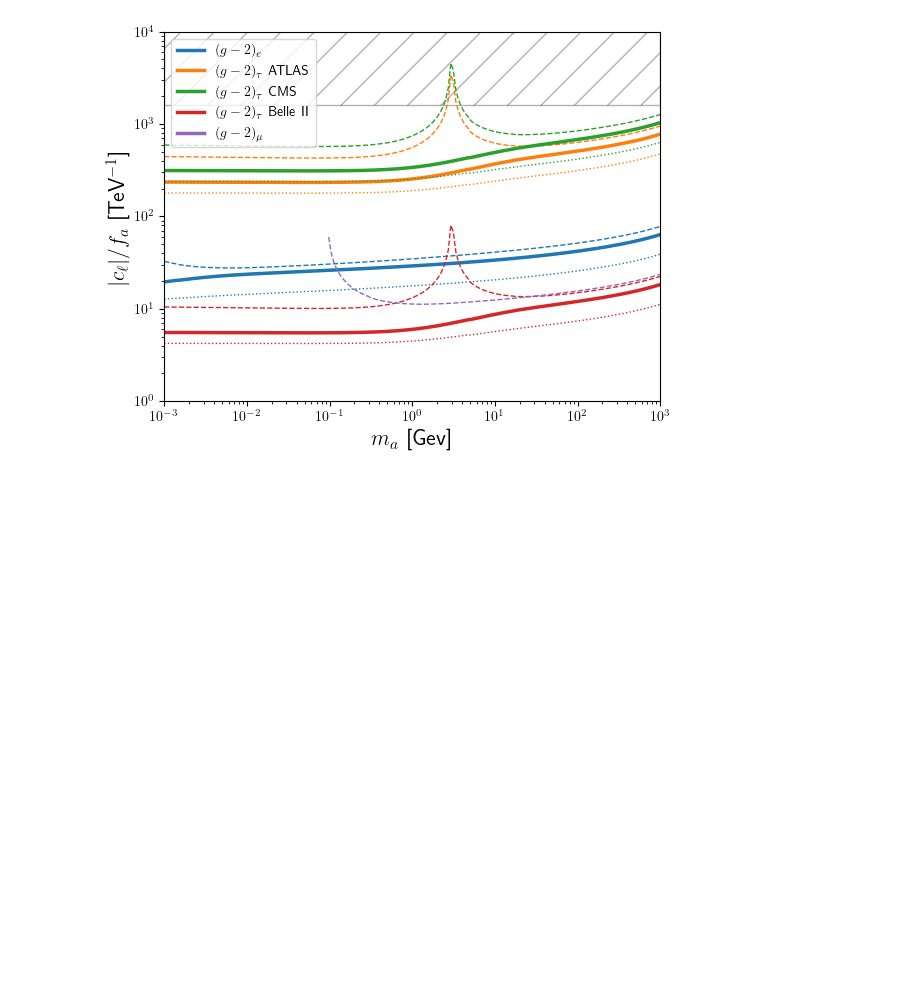
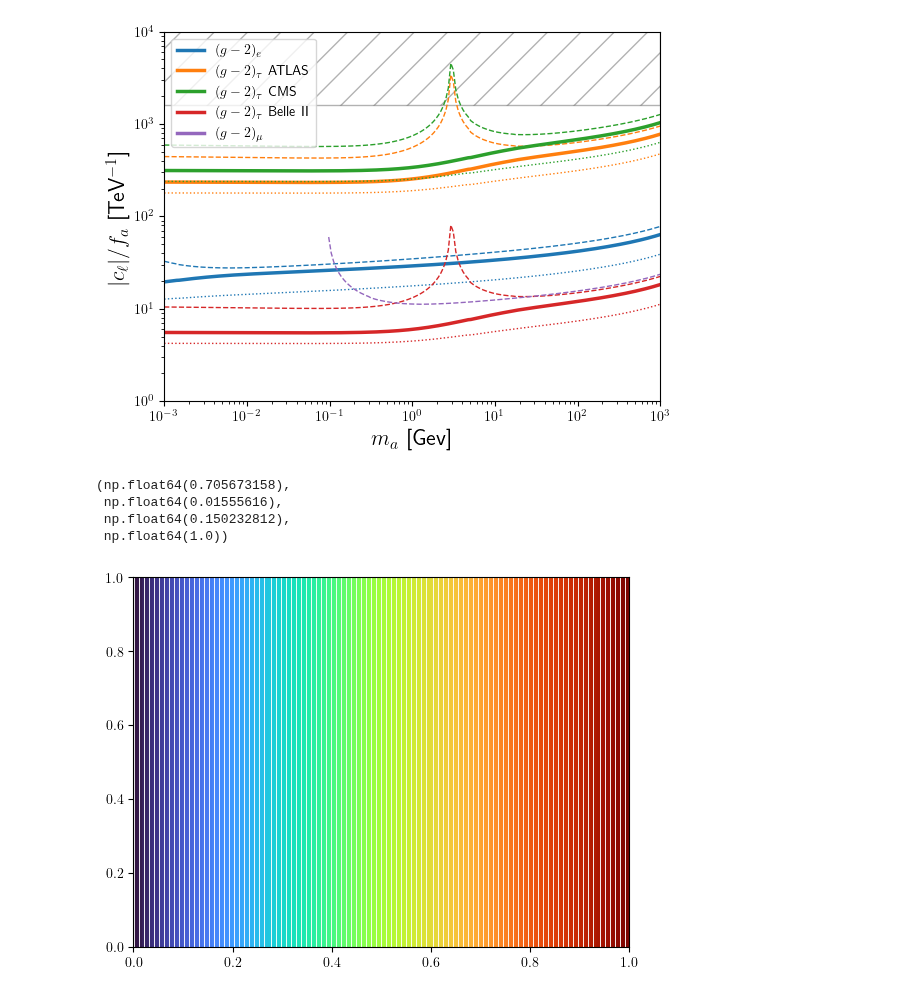
Before and after one commit to Jorge-Alda/tauALPs, a Jupyter notebook: PseudoScalar/g2/g2_new.ipynb, the cells around one changed output. Drawn from its saved outputs; the diff is of its cells as text; code cells hidden in the pictures; blank space fills up the shorter version.

```diff
--- a/PseudoScalar/g2/g2_new.ipynb
+++ b/PseudoScalar/g2/g2_new.ipynb
@@ -259,0 +265,12 @@ pd.DataFrame({'ma_GeV': [10**x for x in np.linspace(-3, 3, 200)],
+# %%
+matplotlib.colormaps['coolwarm'](1.6)
+# %% [output]
+(np.float64(0.705673158),
+ np.float64(0.01555616),
+ np.float64(0.150232812),
+ np.float64(1.0))
+# %%
+for x in np.linspace(0, 1, 200):
+    plt.axvline(x, color=matplotlib.colormaps['turbo'](x))
+# %% [output]
+[figure, added]
```
Also changed, not shown: parts of 9 cells of this notebook.
